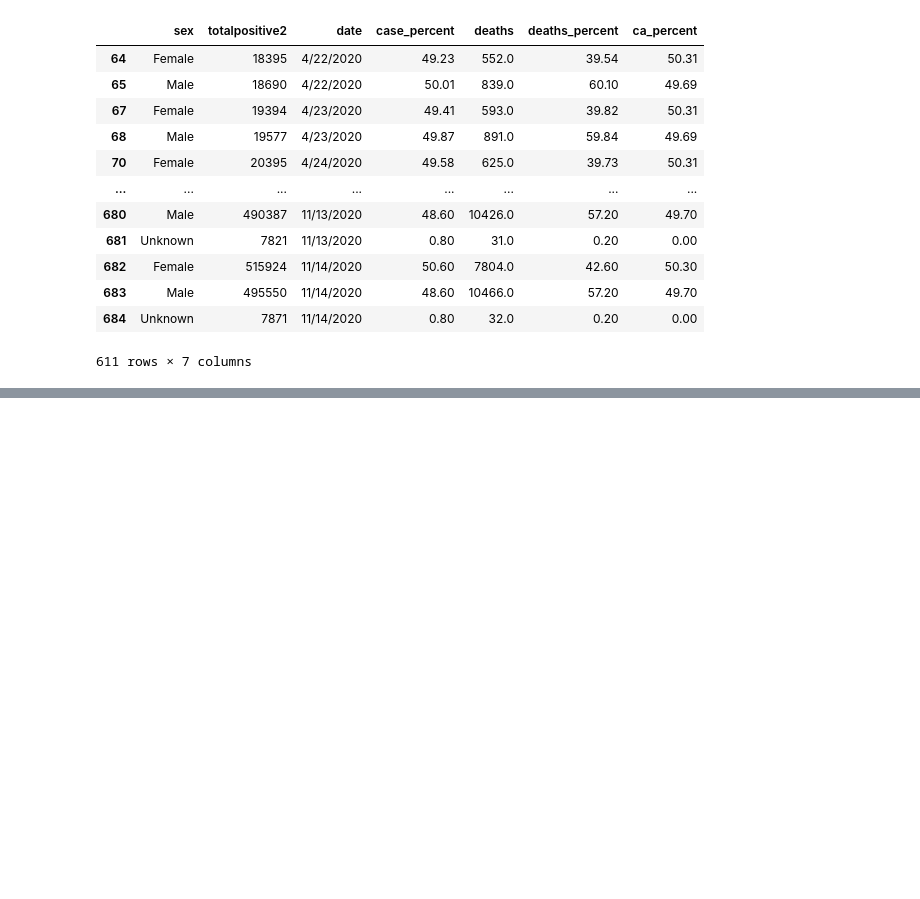
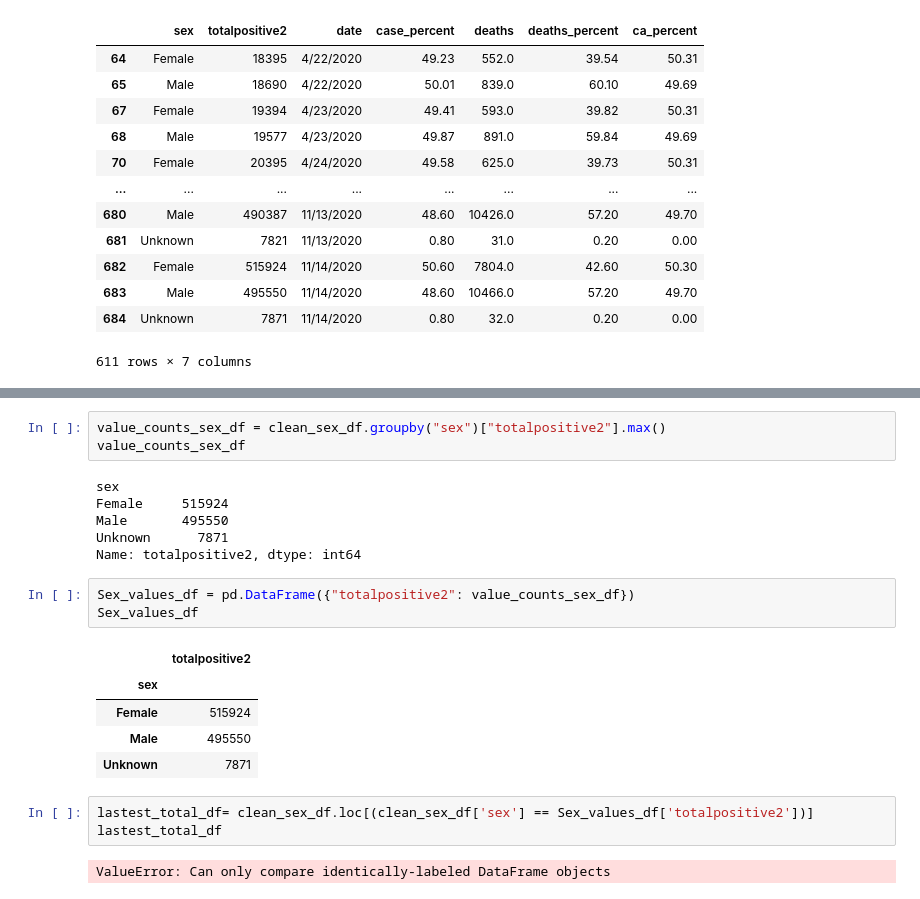
Before and after one commit to rteves0914/COVID_analysis, a Jupyter notebook: data.ipynb, the cells around one changed output, grey strips where cells are left out. Cells and saved outputs as stored; diff of their text form; blank space fills up the shorter version.

```diff
--- a/data.ipynb
+++ b/data.ipynb
@@ -277,2 +270,25 @@ SyntaxError: EOL while scanning string literal (<ipython-input-79-012ad6be9db4>,
+# %%
+value_counts_sex_df = clean_sex_df.groupby("sex")["totalpositive2"].max()
+value_counts_sex_df
+# %% [output]
+sex
+Female     515924
+Male       495550
+Unknown      7871
+Name: totalpositive2, dtype: int64
+# %%
+Sex_values_df = pd.DataFrame({"totalpositive2": value_counts_sex_df})
+Sex_values_df
+# %% [output]
+|  | totalpositive2 |
+| sex |  |
+| Female | 515924 |
+| Male | 495550 |
+| Unknown | 7871 |
+# %%
+lastest_total_df= clean_sex_df.loc[(clean_sex_df['sex'] == Sex_values_df['totalpositive2'])]
+lastest_total_df
+# %% [output]
+ValueError: Can only compare identically-labeled DataFrame objects
 # %%
 clean_sex_df["sex"].value_counts()
```
Also changed, not shown: parts of 15 cells of this notebook.
